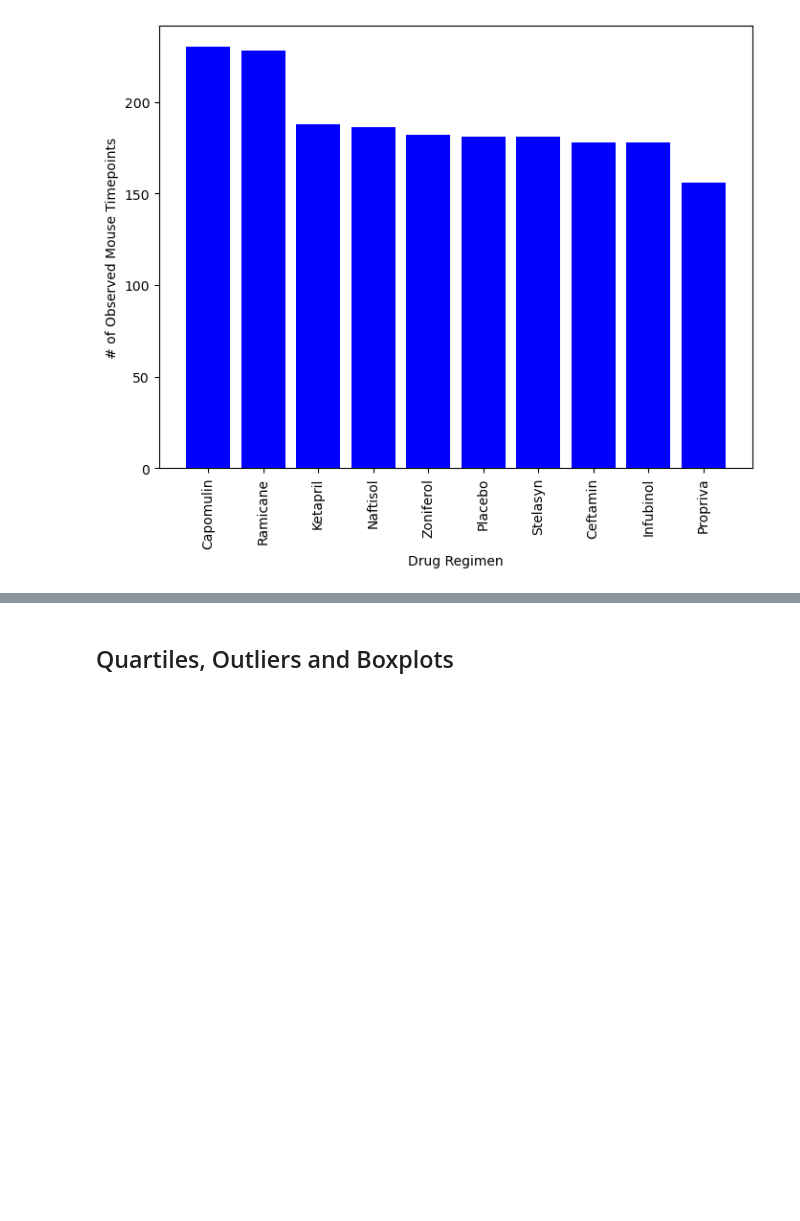
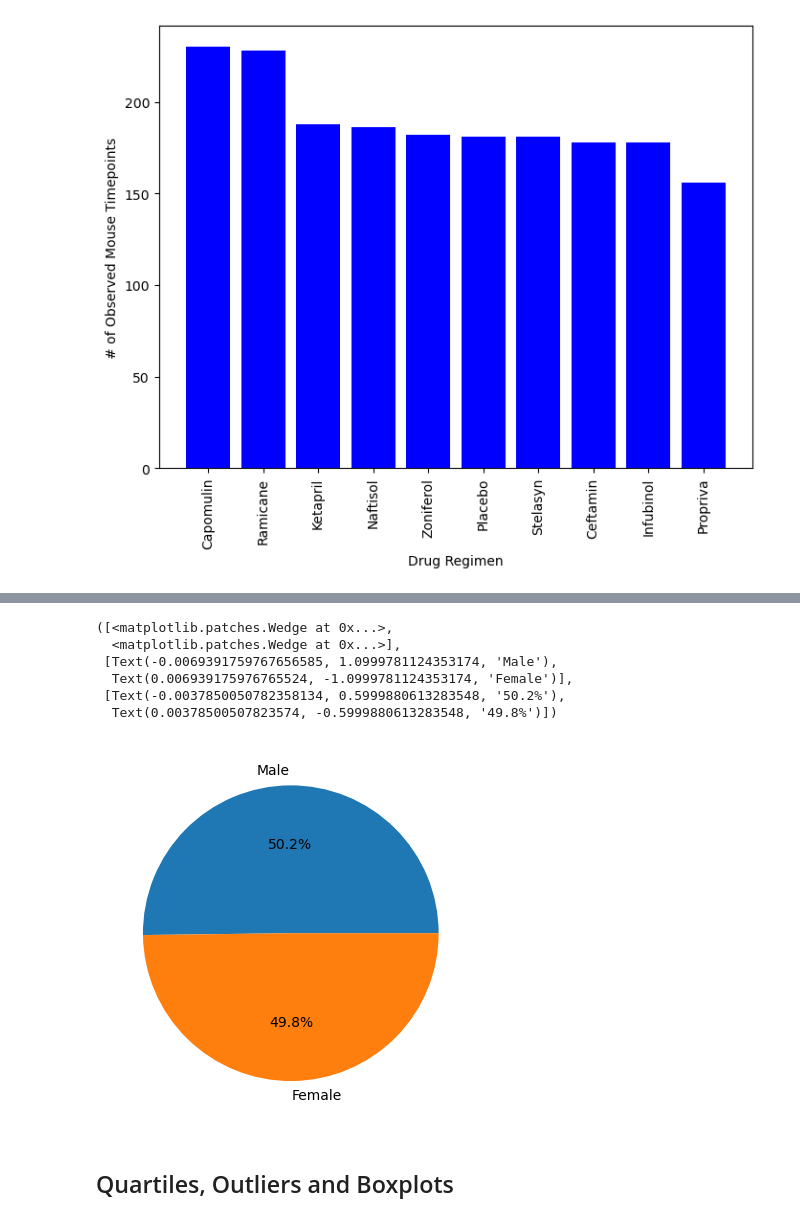
Before and after one commit to alexsking13/pyplot_challenge, a Jupyter notebook: pymaceuticals_starter_AlexEdit.ipynb, the cells around one changed output, grey strips where cells are left out. Saved outputs shown, nothing was run; the diff lists cells and outputs as text; code cells hidden in the pictures; blank space fills up the shorter version.

```diff
--- a/pymaceuticals_starter_AlexEdit.ipynb
+++ b/pymaceuticals_starter_AlexEdit.ipynb
@@ -172,2 +183,11 @@ plt.xticks(rotation="vertical")
 # %%
-# Generate a pie plot showing the distribution of female versus male mice using Pandas
+# Generate a pie plot showing the distribution of female versus male mice using pyplot
+plt.pie(mouse_nodupes,labels=["Male","Female"],autopct="%1.1f%%")
+# %% [output]
+([<matplotlib.patches.Wedge at 0x...>,
+  <matplotlib.patches.Wedge at 0x...>],
+ [Text(-0.0069391759767656585, 1.0999781124353174, 'Male'),
+  Text(0.006939175976765524, -1.0999781124353174, 'Female')],
+ [Text(-0.0037850050782358134, 0.5999880613283548, '50.2%'),
+  Text(0.00378500507823574, -0.5999880613283548, '49.8%')])
+[figure, added]
```
Also changed, not shown: parts of 5 cells of this notebook.
